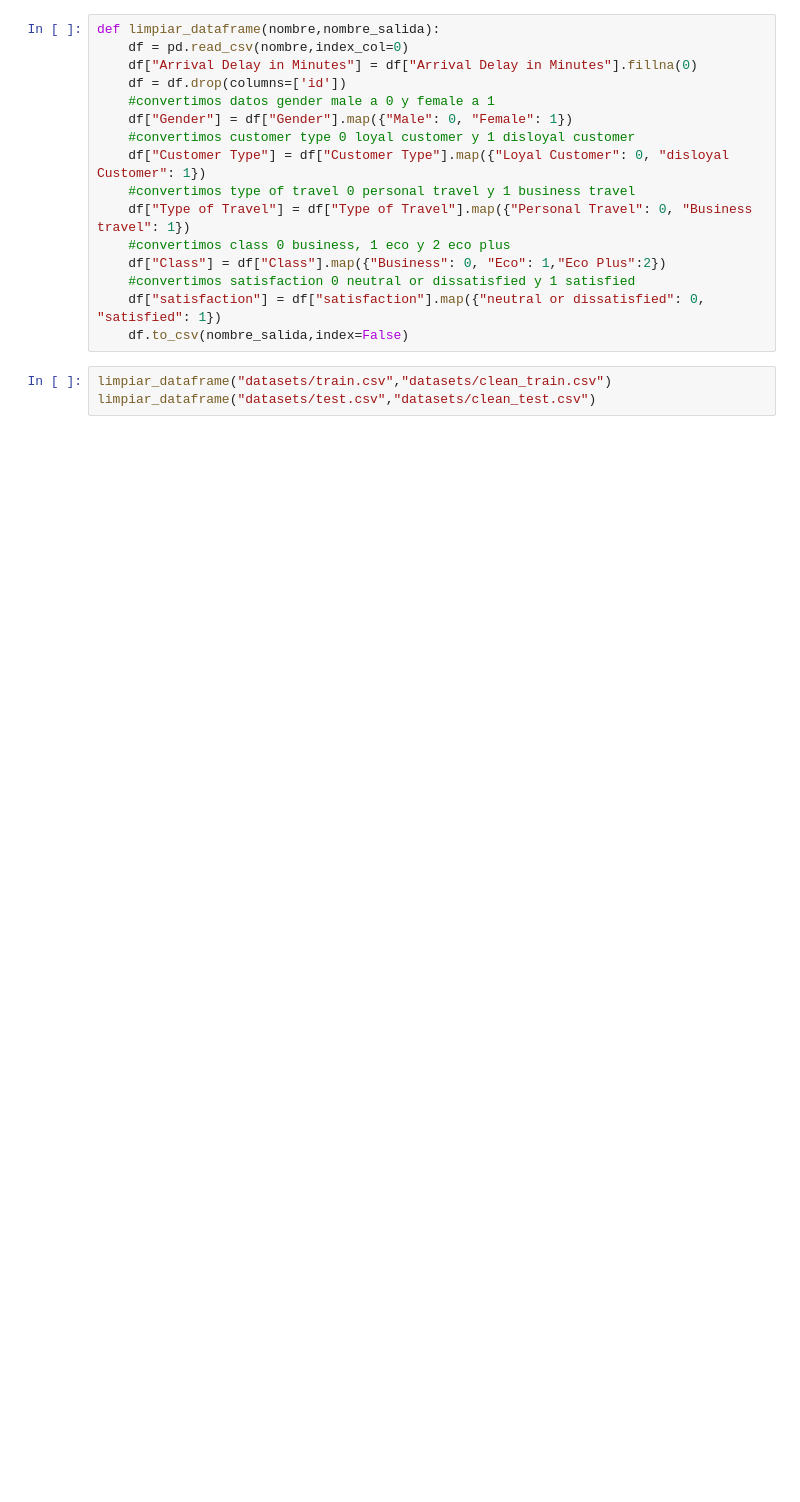
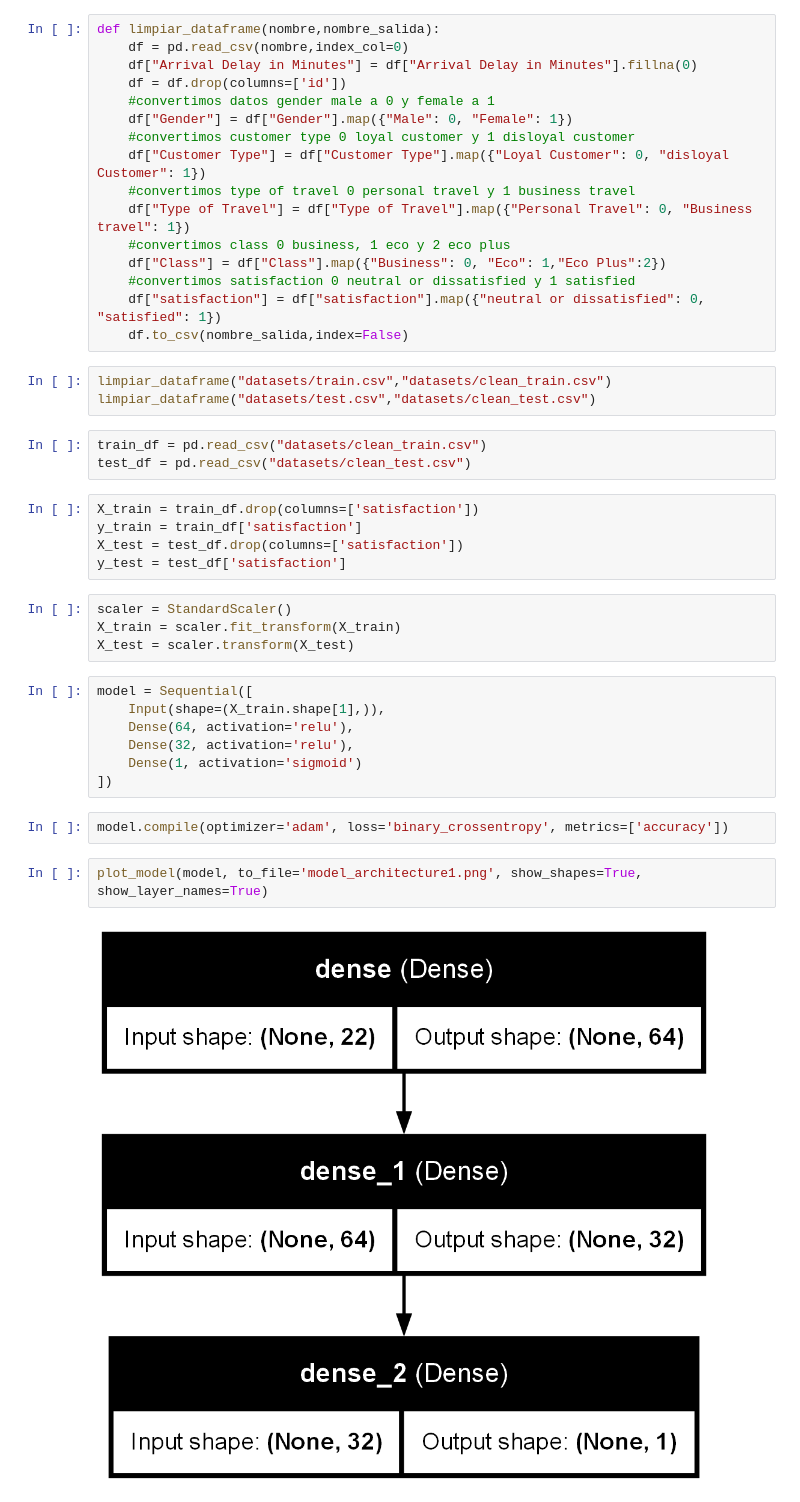
Before and after one commit to DayanAguilar/sist_int_final_project, a Jupyter notebook: modelling-preprocessing.ipynb, the cells around one changed output. Saved outputs shown, nothing was run; the diff lists cells and outputs as text; blank space fills up the shorter version.

```diff
--- a/modelling-preprocessing.ipynb
+++ b/modelling-preprocessing.ipynb
@@ -20,3 +29,28 @@ def limpiar_dataframe(nombre,nombre_salida):
 # %%
 limpiar_dataframe("datasets/train.csv","datasets/clean_train.csv")
 limpiar_dataframe("datasets/test.csv","datasets/clean_test.csv")
+# %%
+train_df = pd.read_csv("datasets/clean_train.csv")
+test_df = pd.read_csv("datasets/clean_test.csv")
+# %%
+X_train = train_df.drop(columns=['satisfaction'])
+y_train = train_df['satisfaction']
+X_test = test_df.drop(columns=['satisfaction'])
+y_test = test_df['satisfaction']
+# %%
+scaler = StandardScaler()
+X_train = scaler.fit_transform(X_train)
+X_test = scaler.transform(X_test)
+# %%
+model = Sequential([
+    Input(shape=(X_train.shape[1],)),
+    Dense(64, activation='relu'),
+    Dense(32, activation='relu'),
+    Dense(1, activation='sigmoid')
+])
+# %%
+model.compile(optimizer='adam', loss='binary_crossentropy', metrics=['accuracy'])
+# %%
+plot_model(model, to_file='model_architecture1.png', show_shapes=True, show_layer_names=True)
+# %% [output]
+[figure, added]
```
Also changed, not shown: parts of 16 cells of this notebook.
